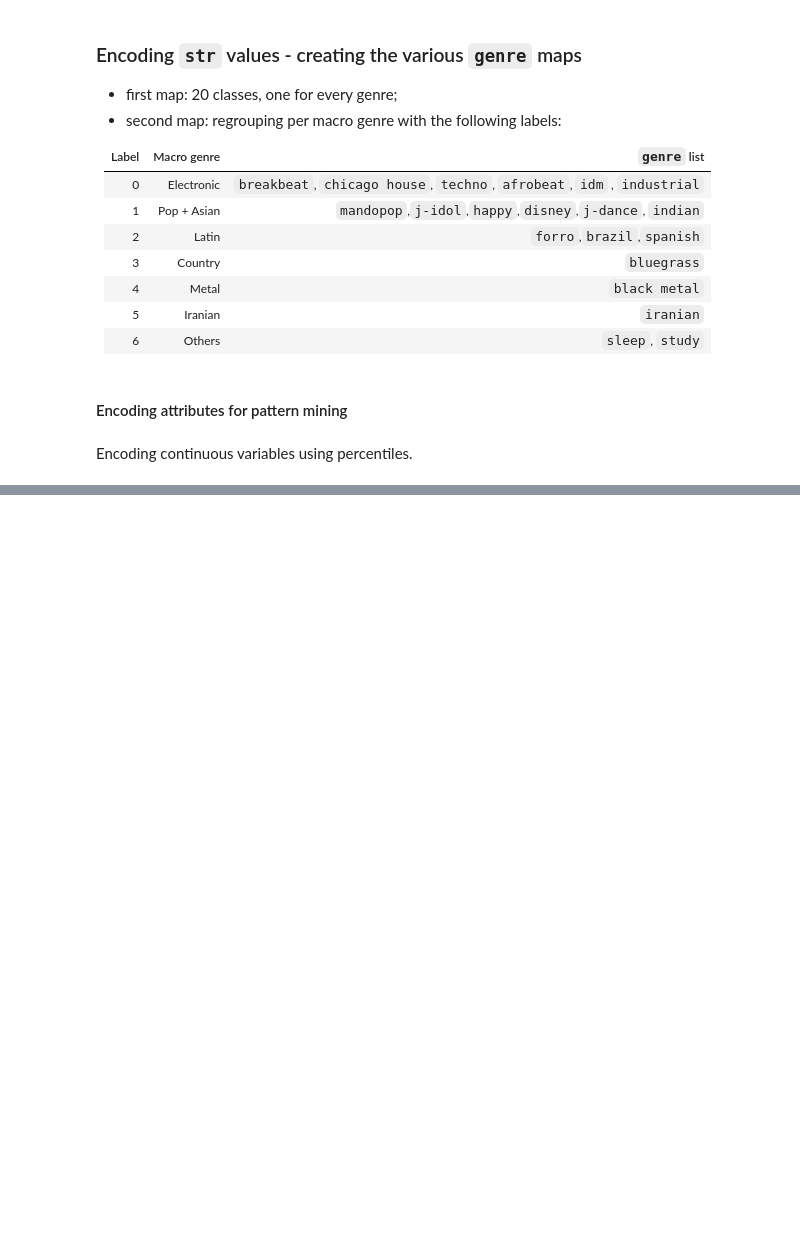
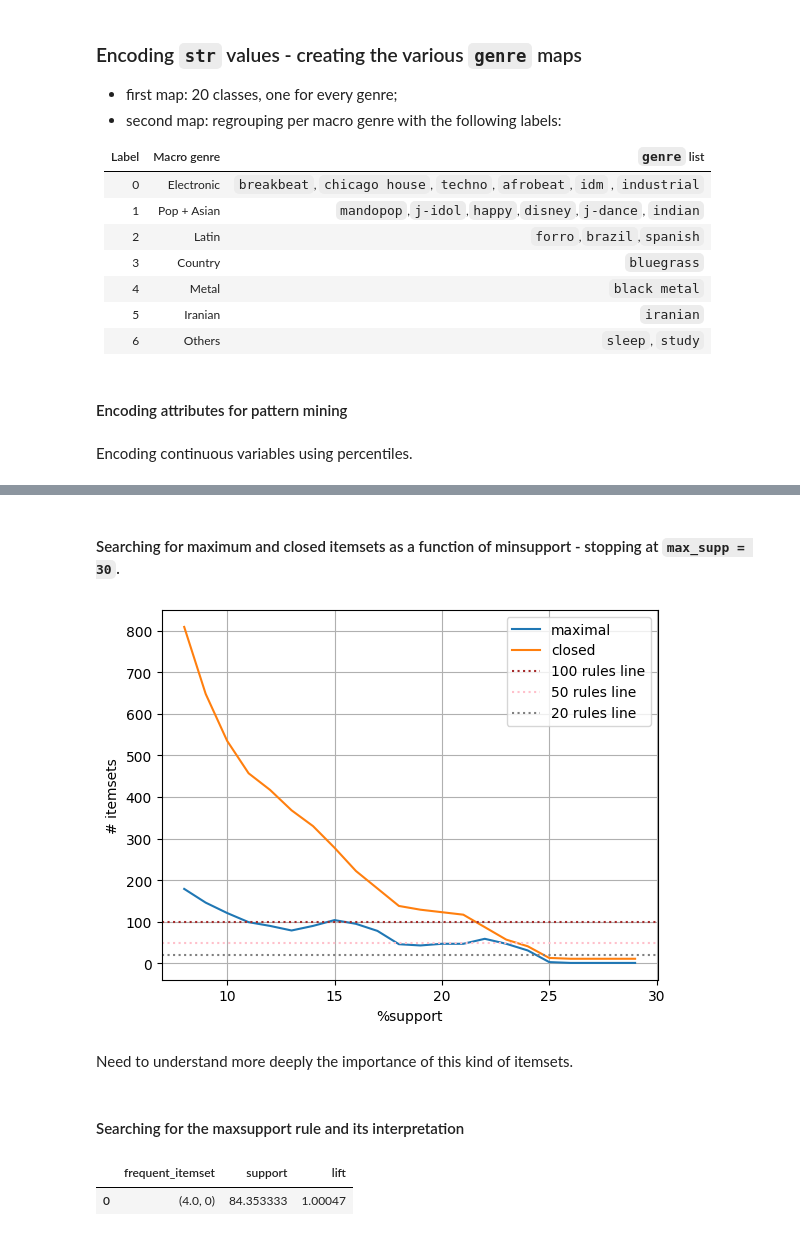
Before and after one commit to chiaratomaiuolo/Data_Mining_project, a Jupyter notebook: pattern_mining.ipynb, the cells around one changed output, grey strips where cells are left out. Drawn from its saved outputs; the diff is of its cells as text; code cells hidden in the pictures; blank space fills up the shorter version.

```diff
--- a/pattern_mining.ipynb
+++ b/pattern_mining.ipynb
@@ -202,0 +222,2 @@ Now need to do the label encoder for the nominal categorical attributes.
+# %%
+X = df_train.values.tolist() #Apriori needs to work with a list not a np array
@@ -202,0 +270,8 @@ Now need to do the label encoder for the nominal categorical attributes.
+# %%
+# supp = 2  # 2%
+supp = 20  # 20%
+zmin = 2  # minimum number of items per item set
+
+itemsets = apriori(X, target="s", supp=supp, zmin=zmin, report="S", eval='lift')
+print(f'The number of frequent itemsets considering supp={supp}% and zmin={2} is {len(itemsets)}')
+pd.DataFrame(itemsets, columns=["frequent_itemset", "support"])
@@ -202,0 +293,42 @@ Now need to do the label encoder for the nominal categorical attributes.
+# %% [markdown]
+#### Searching for maximum and closed itemsets as a function of minsupport - stopping at `max_supp = 30`.
+# %%
+len_max_it = []
+len_cl_it = []
+max_supp = 30
+for i in range(8, max_supp):
+    max_itemsets = apriori(X, target="m", supp=i, zmin=zmin)
+    cl_itemsets = apriori(X, target="c", supp=i, zmin=zmin)
+    if len(max_itemsets) == 0:
+        print(f'The maximum existing support has been exceeded, max_supp = {i-1}')
+        break
+    len_max_it.append(len(max_itemsets))
+    len_cl_it.append(len(cl_itemsets))
+
+plt.plot(np.arange(8, max_supp), len_max_it, label="maximal")
+plt.plot(np.arange(8, max_supp), len_cl_it, label="closed")
+plt.axhline(100, color='brown', linestyle='dotted', label='100 rules line')
+plt.axhline(50, color='pink', linestyle='dotted', label='50 rules line')
+plt.axhline(20, color='gray',linestyle='dotted', label='20 rules line')
+plt.grid()
+plt.legend()
+plt.xlabel("%support")
+plt.ylabel("# itemsets")
+
+plt.show()
+# %% [output]
+[figure, added]
+# %% [markdown]
+Need to understand more deeply the importance of this kind of itemsets.
+# %% [markdown]
+#### Searching for the maxsupport rule and its interpretation
+# %%
+# supp = 2  # 2%
+supp = 84  # 20%
+zmin = 2  # minimum number of items per item set
+
+itemsets = apriori(X, target="s", supp=supp, zmin=zmin, report="Se", eval='lift')
+pd.DataFrame(itemsets, columns=["frequent_itemset", "support","lift"])
+# %% [output]
+|  | frequent_itemset | support | lift |
+| 0 | (4.0, 0) | 84.353333 | 1.00047 |
```
Also changed, not shown: parts of 33 cells of this notebook.
